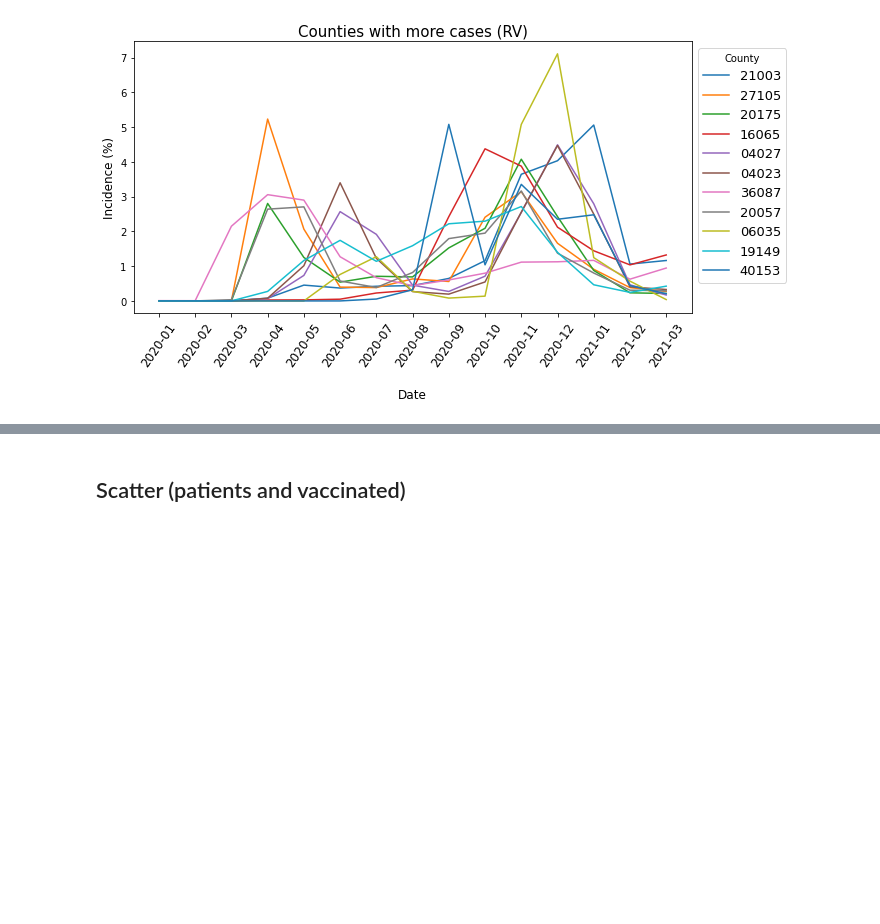
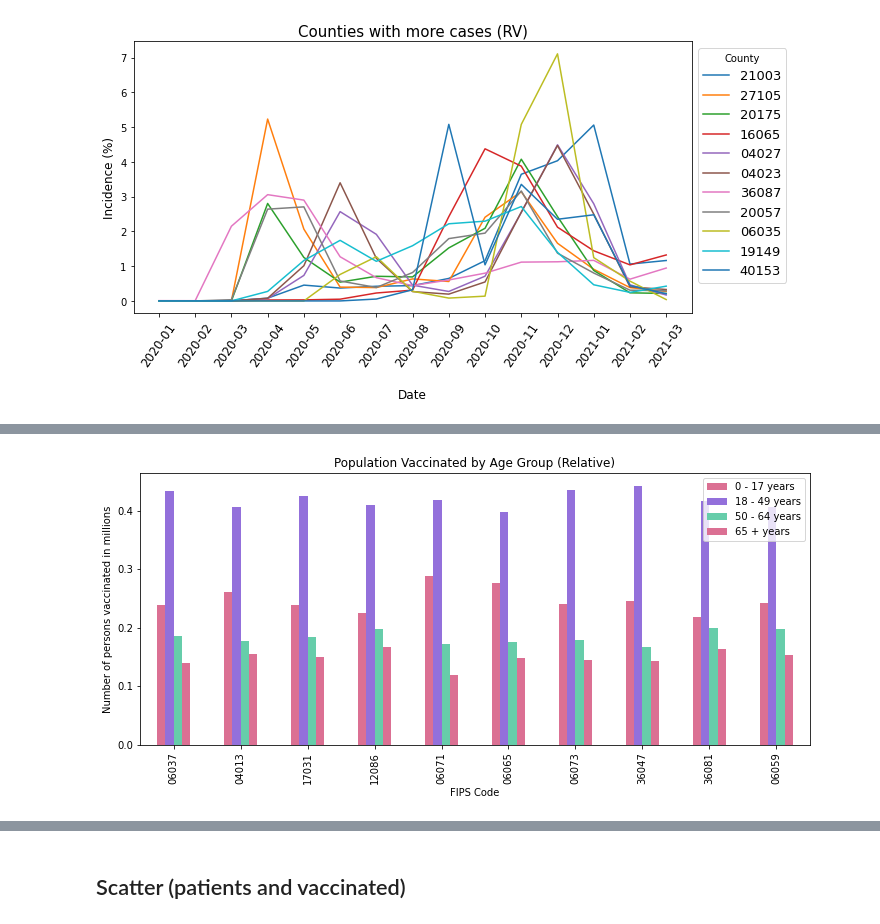
Before and after one commit to mgeffroy/P1-US-COVID-19-Vaccination-Campaign, a Jupyter notebook: P1.2_Data_Analysis.ipynb, the cells around one changed output, grey strips where cells are left out. Saved outputs shown, nothing was run; the diff lists cells and outputs as text; code cells hidden in the pictures; blank space fills up the shorter version.

```diff
--- a/P1.2_Data_Analysis.ipynb
+++ b/P1.2_Data_Analysis.ipynb
@@ -368,0 +407,8 @@ plt.savefig("figures/rel_val_counties.png",dpi=300, bbox_inches = "tight")
+# %%
+# We create the compared age dataframe
+
+worst_age_rel = pd.DataFrame((worst_agegroup["0 - 17 years"]/census_combined["POPESTIMATE2019"]),
+                             columns = ['0 - 17 years'])
+worst_age_rel['18 - 49 years'] = worst_agegroup["18 - 49 years"]/census_combined["POPESTIMATE2019"]
+worst_age_rel['50 - 64 years'] = worst_agegroup["50 - 64 years"]/census_combined["POPESTIMATE2019"]
+worst_age_rel['65 + years'] = worst_agegroup["65 + years"]/census_combined["POPESTIMATE2019"]
@@ -368,0 +466,13 @@ plt.savefig("figures/rel_val_counties.png",dpi=300, bbox_inches = "tight")
+# %%
+# Same process for the compared Age Group.
+
+age_rel_grahp = worst_age_rel.plot(kind='bar', figsize=(12, 5), color=['palevioletred', 'mediumpurple', 'mediumaquamarine'])
+plt.title("Population Vaccinated by Age Group (Relative)")
+plt.xlabel("FIPS Code")
+plt.ylabel("Number of persons vaccinated in millions")
+plt.savefig('figures/age_rel_grahp.png', dpi=300, bbox_inches = "tight")
+
+
+plt.show()
+# %% [output]
+[figure, added]
```
Also changed, not shown: parts of 42 cells of this notebook, 8 other files.
